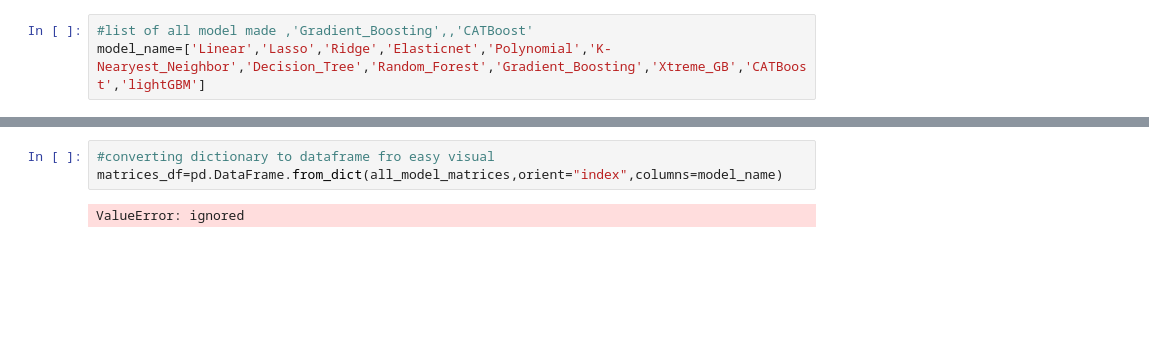
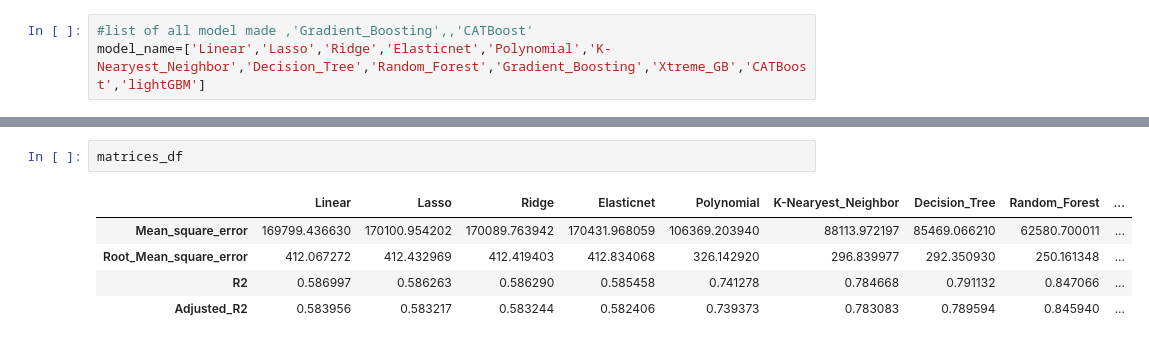
Before and after one commit to rohitrv8922/Bike-Sharing-Demand-Prediction, a Jupyter notebook: ROHIT_VERMA_(Bike_Sharing_Demand_Prediction_Capstone_Project).ipynb, the cells around one changed output, grey strips where cells are left out. Drawn from its saved outputs; the diff is of its cells as text; blank space fills up the shorter version.

```diff
--- a/ROHIT_VERMA_(Bike_Sharing_Demand_Prediction_Capstone_Project).ipynb
+++ b/ROHIT_VERMA_(Bike_Sharing_Demand_Prediction_Capstone_Project).ipynb
@@ -1220,5 +1209,8 @@ ValueError: ignored
-# %%
-#converting dictionary to dataframe fro easy visual
-matrices_df=pd.DataFrame.from_dict(all_model_matrices,orient="index",columns=model_name)
-# %% [output]
-ValueError: ignored
+# %%
+matrices_df
+# %% [output]
+|  | Linear | Lasso | Ridge | Elasticnet | Polynomial | K-Nearyest_Neighbor | Decision_Tree | Random_Forest | ... |
+| Mean_square_error | 169799.436630 | 170100.954202 | 170089.763942 | 170431.968059 | 106369.203940 | 88113.972197 | 85469.066210 | 62580.700011 | ... |
+| Root_Mean_square_error | 412.067272 | 412.432969 | 412.419403 | 412.834068 | 326.142920 | 296.839977 | 292.350930 | 250.161348 | ... |
+| R2 | 0.586997 | 0.586263 | 0.586290 | 0.585458 | 0.741278 | 0.784668 | 0.791132 | 0.847066 | ... |
+| Adjusted_R2 | 0.583956 | 0.583217 | 0.583244 | 0.582406 | 0.739373 | 0.783083 | 0.789594 | 0.845940 | ... |
```
Also changed, not shown: parts of 32 cells of this notebook.
